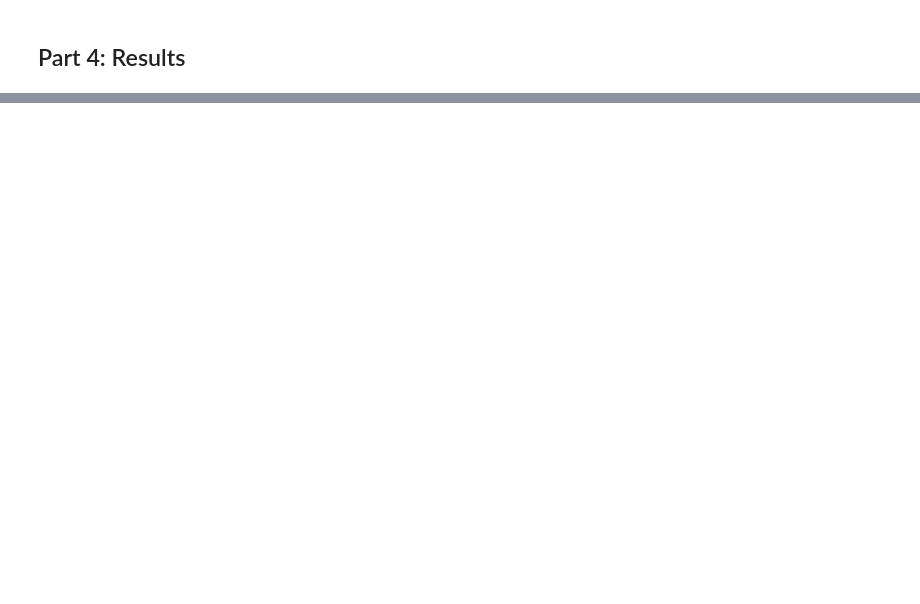
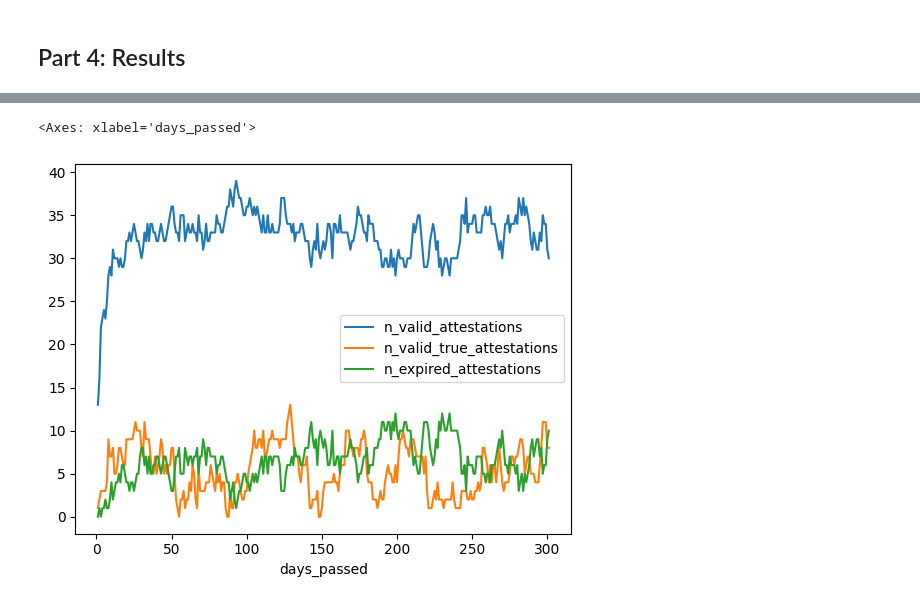
Before and after one commit to BlockScience/gov-modules-demos, a Jupyter notebook: demos/role_passport.ipynb, the cells around one changed output, grey strips where cells are left out. Saved outputs shown, nothing was run; the diff lists cells and outputs as text; code cells hidden in the pictures; blank space fills up the shorter version.

```diff
--- a/demos/role_passport.ipynb
+++ b/demos/role_passport.ipynb
@@ -251,2 +308,4 @@ NameError: name 'dataclass' is not defined
 # %% [markdown]
 ## Part 4: Results
+# %%
+sim_results = easy_run(initial_state, clean_params, model_psubs, N_TIMESTEPS, N_SAMPLES, False, False, True)
@@ -252,0 +328,5 @@ NameError: name 'dataclass' is not defined
+# %%
+sim_results.plot(x='days_passed', y=['n_valid_attestations', 'n_valid_true_attestations', 'n_expired_attestations'])
+# %% [output]
+<Axes: xlabel='days_passed'>
+[figure, added]
```
Also changed, not shown: parts of 10 cells of this notebook.
